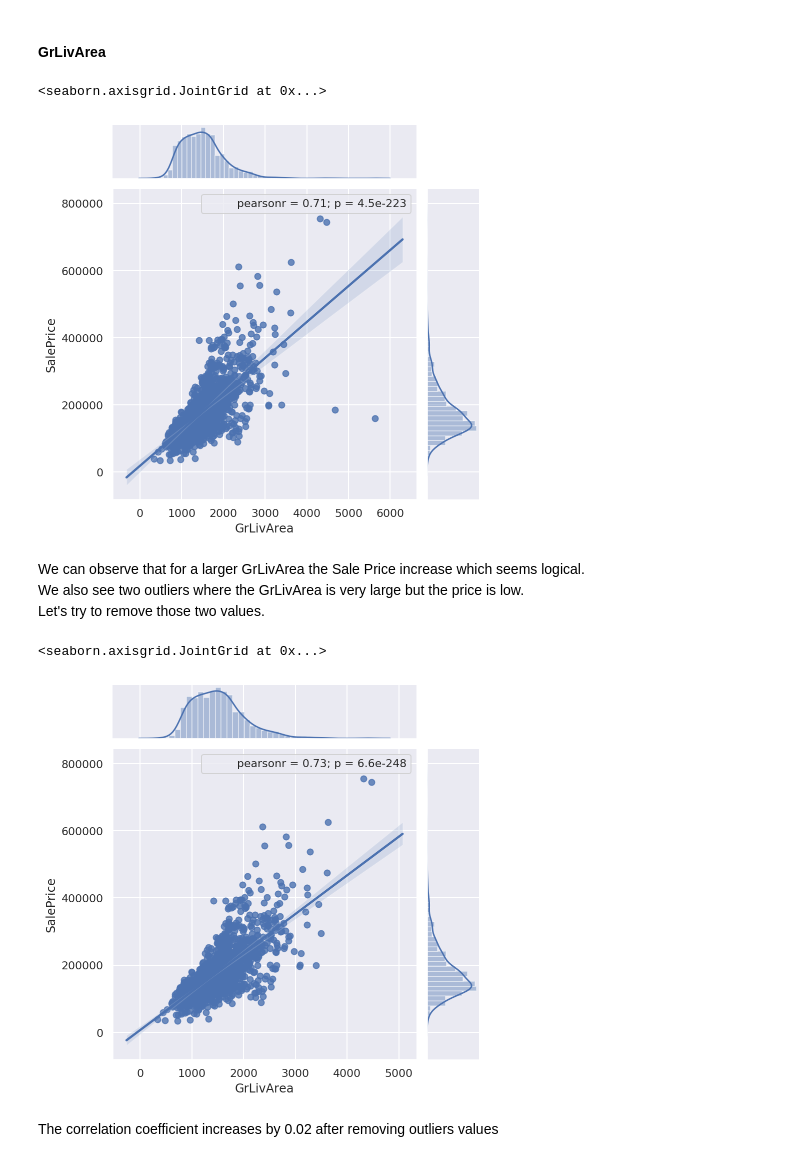
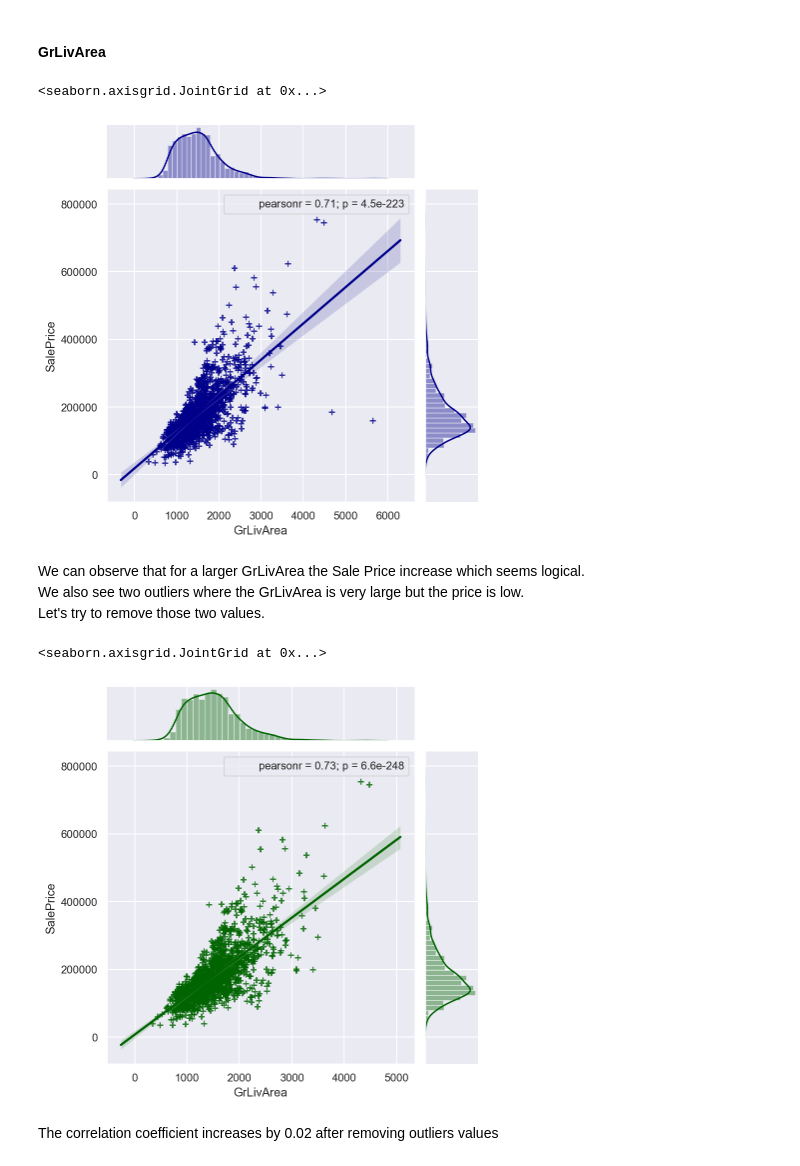
Before and after one commit to Simplon-IA-Bdx-1/house-prices-mehdi-bastien, a Jupyter notebook: HousePrices.ipynb, the cells around one changed output. Drawn from its saved outputs; the diff is of its cells as text; code cells hidden in the pictures.

```diff
--- a/HousePrices.ipynb
+++ b/HousePrices.ipynb
@@ -24,8 +23,8 @@ warnings.filterwarnings('ignore')
 # %% [markdown]
 Load datasets train and test
 # %%
-train = pd.read_csv('train.csv')
-test = pd.read_csv('test.csv')
+train = pd.read_csv('input/train.csv')
+test = pd.read_csv('input/test.csv')
 # %%
 # Check datasets size
 print(f"Train data size before drop Id column : {train.shape}")
@@ -268,10 +267,14 @@ fig.axis(ymax=800000)
 # %% [markdown]
 #### GrLivArea
 # %%
-sns.jointplot(x=train['GrLivArea'], y = train['SalePrice'], kind='reg').annotate(pearsonr)
+sns.jointplot(x = train['GrLivArea'],
+              y = train['SalePrice'],
+              kind = 'reg',
+              marker = "+",
+              color = "darkblue").annotate(pearsonr)
 # %% [output]
 <seaborn.axisgrid.JointGrid at 0x...>
-[figure, old version]
+[figure, new version]
 # %% [markdown]
 We can observe that for a larger GrLivArea the Sale Price increase which seems logical.
 We also see two outliers where the GrLivArea is very large but the price is low.
@@ -280,10 +283,14 @@ Let's try to remove those two values.
 # Remove outliers (two points where GrLivArea > 4000 and SalePrice < 200 000)
 train = train.drop(train[(train['GrLivArea'] > 4000) & (train['SalePrice'] < 200000)].index).reset_index(drop=True)
 # %%
-sns.jointplot(x=train['GrLivArea'], y = train['SalePrice'], kind='reg').annotate(pearsonr)
+sns.jointplot(x = train['GrLivArea'],
+              y = train['SalePrice'],
+              kind = 'reg',
+              marker = "+",
+              color = "darkgreen").annotate(pearsonr)
 # %% [output]
 <seaborn.axisgrid.JointGrid at 0x...>
-[figure, old version]
+[figure, new version]
 # %% [markdown]
 The correlation coefficient increases by 0.02 after removing outliers values
 # %% [markdown]
```
Also changed, not shown: parts of 16 cells of this notebook, 22 other files.
